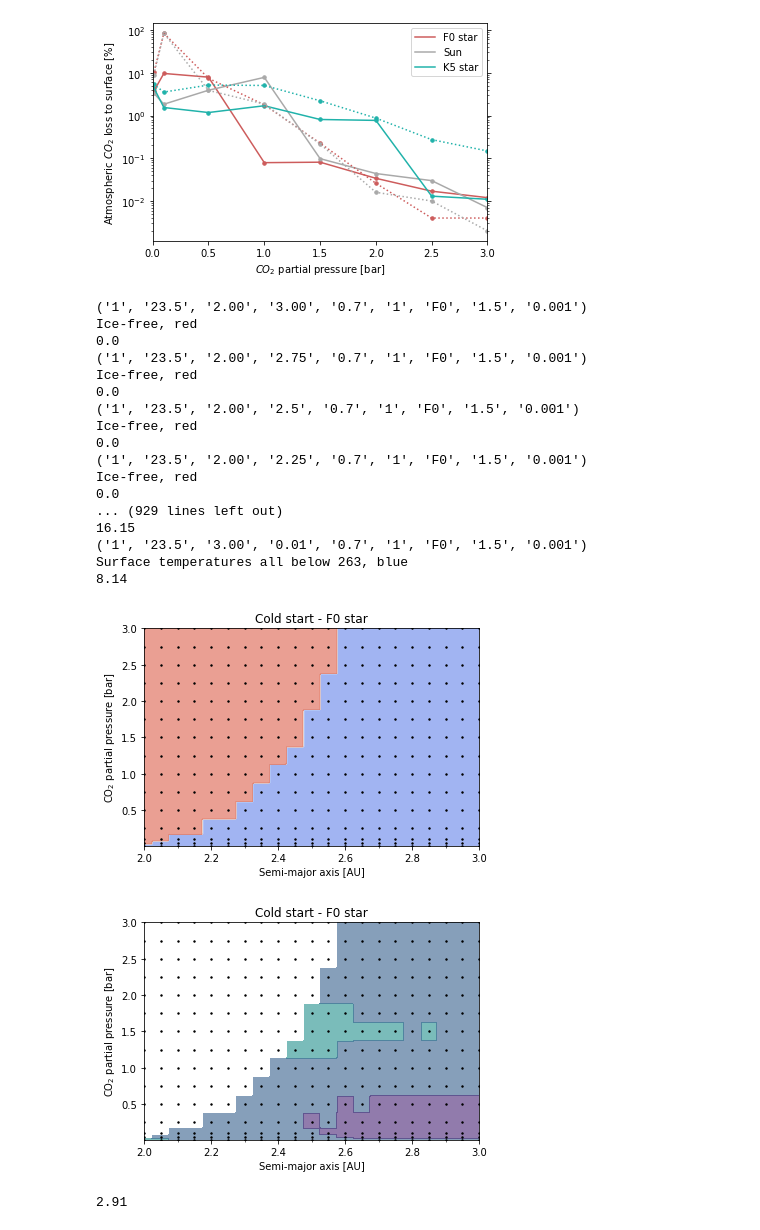
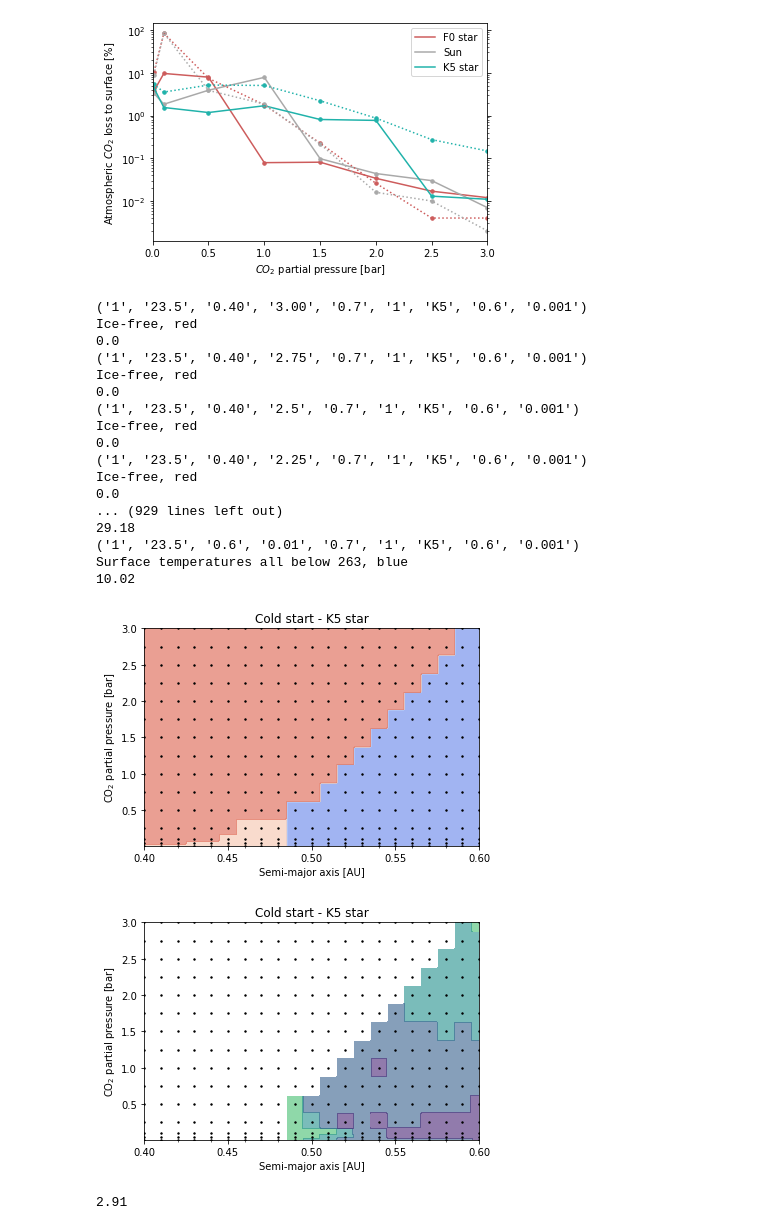
Before and after one commit to irenebonati/CO2-condensation, a Jupyter notebook: Code/Plots.ipynb, the cells around one changed output. Drawn from its saved outputs; the diff is of its cells as text; code cells hidden in the pictures.

Commit message:
Corrected Figure 4 and checked Figure 2

```diff
--- a/Code/Plots.ipynb
+++ b/Code/Plots.ipynb
@@ -116,8 +116,17 @@ for b in range(len(obl)):
                 temp_av = temp_av.append(df.iloc[76:92,15])
                 temp_av = np.array(temp_av, dtype = np.float32)
 
-                temp_av_value = df.iloc[42,7]
-                print (temp_av_value)
+                pCO2_final = df.iloc[47,8]
+                print (pCO2_final)
+
+                #Minimum temperature from text file
+                temp_min = df.iloc[56:72,20]
+                temp_min = temp_min.append(df.iloc[72:74,21])
+                temp_min = temp_min.append(df.iloc[74:76,22])
+                temp_min = temp_min.append(df.iloc[76:92,21])
+                temp_min = np.array(temp_min, dtype = np.float32)
+
+                print (temp_min)
 
                 latitude = df.iloc[56:72,4]
                 latitude = latitude.append(df.iloc[72:74,5])
@@ -386,7 +394,7 @@ plt.show()
 # %%
 # We only have to change these 3 parameters
 start = ["Cold"] # "Cold" or "Warm"
-STAR = ["F0"]   # "Sun" or "K5" or "F0"
+STAR = ["K5"]   # "Sun" or "K5" or "F0"
 obl = ["23.5"]
 val = ["0.001"] # Sun --> 0.05 K5 --> 0.04 or 0.05 F0 --> 0.035,0.065 (cold start), 0.05 (warm start)
 
@@ -542,23 +550,23 @@ for i in itertools.product(icoldflag,obl,a0,pco2i,ocean,igeog,STAR,smass,val):
     else:
         n+=1
 # %% [output]
-('1', '23.5', '2.00', '3.00', '0.7', '1', 'F0', '1.5', '0.001')
+('1', '23.5', '0.40', '3.00', '0.7', '1', 'K5', '0.6', '0.001')
 Ice-free, red
 0.0
-('1', '23.5', '2.00', '2.75', '0.7', '1', 'F0', '1.5', '0.001')
+('1', '23.5', '0.40', '2.75', '0.7', '1', 'K5', '0.6', '0.001')
 Ice-free, red
 0.0
-('1', '23.5', '2.00', '2.5', '0.7', '1', 'F0', '1.5', '0.001')
+('1', '23.5', '0.40', '2.5', '0.7', '1', 'K5', '0.6', '0.001')
 Ice-free, red
 0.0
-('1', '23.5', '2.00', '2.25', '0.7', '1', 'F0', '1.5', '0.001')
+('1', '23.5', '0.40', '2.25', '0.7', '1', 'K5', '0.6', '0.001')
 Ice-free, red
 0.0
 ... (929 lines left out)
-16.15
-('1', '23.5', '3.00', '0.01', '0.7', '1', 'F0', '1.5', '0.001')
+29.18
+('1', '23.5', '0.6', '0.01', '0.7', '1', 'K5', '0.6', '0.001')
 Surface temperatures all below 263, blue
-8.14
+10.02
 # %%
 from matplotlib.colors import ListedColormap, BoundaryNorm
 sa_plot = np.reshape(sem_ax_plot, (len(sem_ax_plot[0])*len(sem_ax_plot),1))
@@ -569,7 +577,7 @@ points = np.column_stack((sa_plot,pc_plot))
 
 xi,yi = np.mgrid[a_min:a_max:200j, pco2_min:pco2_max:200j]
 
-STAR = ["F0"]
+STAR = ["K5"]
 
 if STAR==["K5"]:
     STAR = ["K5 star"]
@@ -639,35 +647,35 @@ if STAR==["F0 star"]:
     ax.xaxis.set_minor_locator(MultipleLocator(0.1))
 plt.savefig('Figures/{}_{}_%.1f.pdf'.format(start[0],STAR[0]) %(np.float(obl[0])), bbox_inches='tight',format='pdf')
 plt.show()
 
 plt.figure(2)
 ax=plt.gca()
 sc =plt.contourf(xi,yi,zice,levels=lev_CO2,cmap="viridis_r", alpha=0.6,norm=colors.LogNorm(vmin=0.001, vmax=100))
 plt.scatter(sem_ax_plot,pco2_plot,color='black', s=size)
 #cb = plt.colorbar(sc,orientation='horizontal')
 #cb.set_label('Atmospheric $CO_{2}$ loss to surface [%]')
 plt.xlabel('Semi-major axis [AU]')
 plt.ylabel('CO$_{2}$ partial pressure [bar]')
 plt.xlim([a_min,a_max])
 plt.ylim([0.01,3])
 if obl == ["0"]:
     plt.title('{} start - {} %.0f obliquity'.format(start[0],STAR[0]) %(np.float(obl[0])))
 else:
     plt.title('{} start - {} %.1f obliquity'.format(start[0],STAR[0]) %(np.float(obl[0])))
     plt.title('{} start - {}'.format(start[0],STAR[0]))
 if STAR==["K5 star"]:
     ax.yaxis.set_major_formatter(FormatStrFormatter('%.1f'))
     ax.xaxis.set_major_locator(MultipleLocator(0.05))
     ax.xaxis.set_minor_locator(MultipleLocator(0.02))
 if STAR==["F0 star"]:
     ax.yaxis.set_major_formatter(FormatStrFormatter('%.1f'))
     ax.xaxis.set_major_locator(MultipleLocator(0.2))
     ax.xaxis.set_minor_locator(MultipleLocator(0.1))
 plt.savefig('Figures/ice{}_{}_%.1f.pdf'.format(start[0],STAR[0]) %(np.float(obl[0])), bbox_inches='tight',format='pdf')
 plt.show()
 # %% [output]
-[figure, old version]
+[figure, new version]
-[figure, old version]
+[figure, new version]
 # %%
 np.max(zice)
 # %% [output]
```
Also changed, not shown: parts of 1 cell of this notebook, 35 other files.
